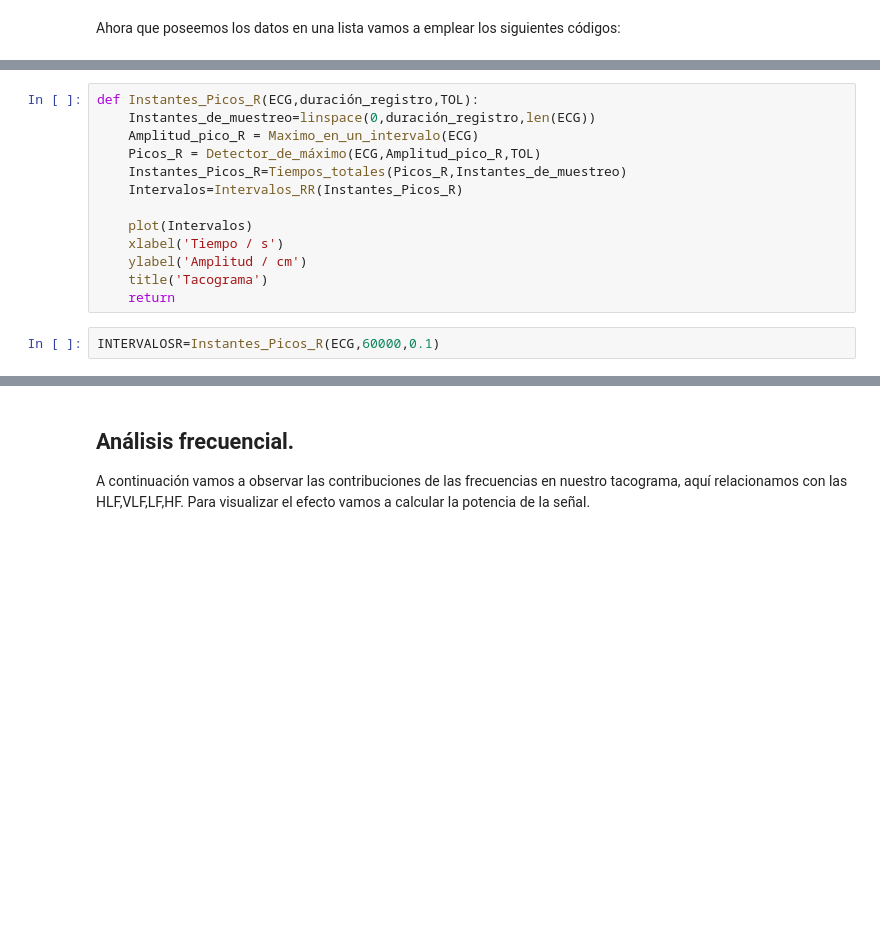
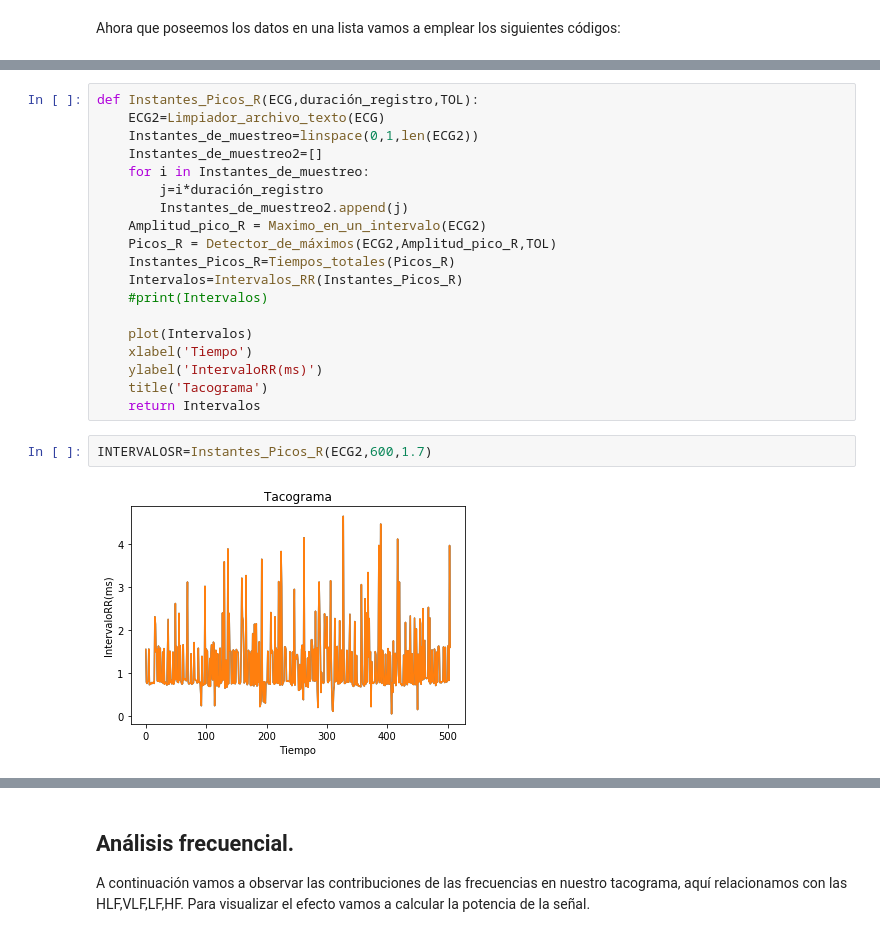
Before and after one commit to algoritmos-2019-2/clase-1-eduar25, a Jupyter notebook: Proyecto Final..ipynb, the cells around one changed output, grey strips where cells are left out. Cells and saved outputs as stored; diff of their text form; blank space fills up the shorter version.

```diff
--- a/Proyecto Final..ipynb
+++ b/Proyecto Final..ipynb
@@ -556,15 +599,23 @@ ValueError: x and y must have same first dimension, but have shapes (29999,) and
 # %%
 def Instantes_Picos_R(ECG,duración_registro,TOL):
-    Instantes_de_muestreo=linspace(0,duración_registro,len(ECG))
-    Amplitud_pico_R = Maximo_en_un_intervalo(ECG)
-    Picos_R = Detector_de_máximo(ECG,Amplitud_pico_R,TOL)
-    Instantes_Picos_R=Tiempos_totales(Picos_R,Instantes_de_muestreo)
+    ECG2=Limpiador_archivo_texto(ECG)
+    Instantes_de_muestreo=linspace(0,1,len(ECG2))
+    Instantes_de_muestreo2=[]
+    for i in Instantes_de_muestreo:
+        j=i*duración_registro
+        Instantes_de_muestreo2.append(j)
+    Amplitud_pico_R = Maximo_en_un_intervalo(ECG2)
+    Picos_R = Detector_de_máximos(ECG2,Amplitud_pico_R,TOL)
+    Instantes_Picos_R=Tiempos_totales(Picos_R)
     Intervalos=Intervalos_RR(Instantes_Picos_R)
+    #print(Intervalos)
 
     plot(Intervalos)
-    xlabel('Tiempo / s')
-    ylabel('Amplitud / cm')
+    xlabel('Tiempo')
+    ylabel('IntervaloRR(ms)')
     title('Tacograma')
-    return
+    return Intervalos
 # %%
-INTERVALOSR=Instantes_Picos_R(ECG,60000,0.1)
+INTERVALOSR=Instantes_Picos_R(ECG2,600,1.7)
+# %% [output]
+[figure, added]
```
Also changed, not shown: parts of 19 cells of this notebook, 2 other files.
